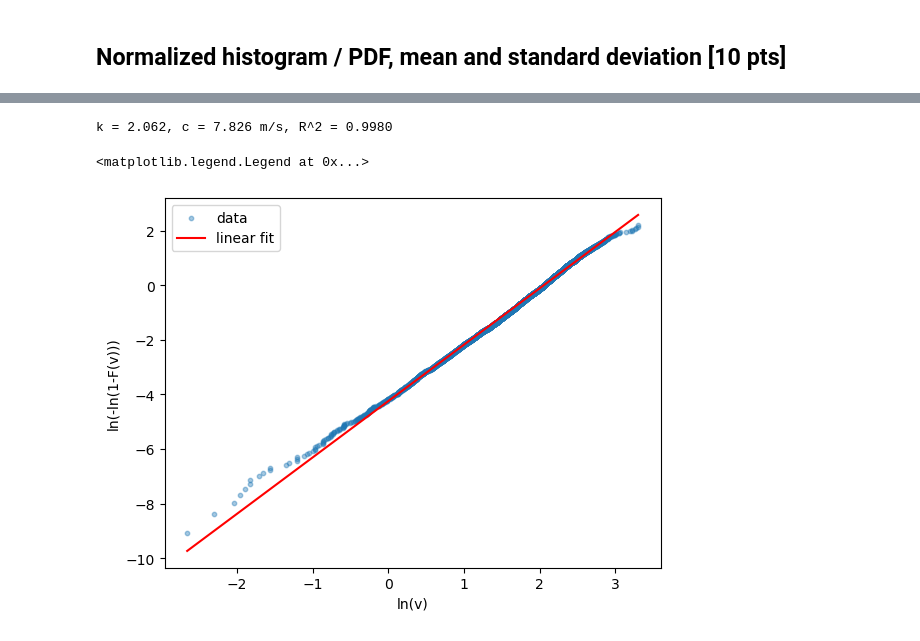
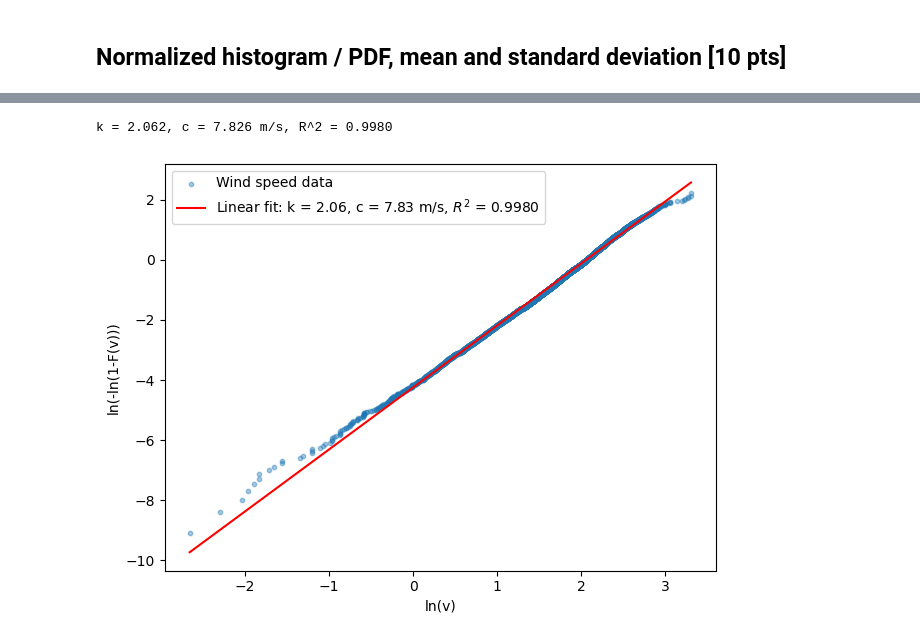
Before and after one commit to httpAmran/OE44170-wind-energy, a Jupyter notebook: assignment1/notebooks/part1_wind_resource.ipynb, the cells around one changed output, grey strips where cells are left out. Drawn from its saved outputs; the diff is of its cells as text; code cells hidden in the pictures.

```diff
--- a/assignment1/notebooks/part1_wind_resource.ipynb
+++ b/assignment1/notebooks/part1_wind_resource.ipynb
@@ -7,6 +7,7 @@ Data: hourly wind speed at 10 m height for 2025, downloaded from [NASA POWER](ht
 # %%
 import sys
-sys.path.append("../../src")  # lets `import windtools` work with plain python, no install needed
+from pathlib import Path
+sys.path.append("../../src")
 
 import numpy as np
 import pandas as pd
@@ -14,6 +15,9 @@ import matplotlib.pyplot as plt
 
 from windtools import weibull
 
+figures_dir = Path("../figures")
+figures_dir.mkdir(exist_ok=True)
+
 # NASA POWER hourly exports have a ~10-line metadata header before the actual data
 df = pd.read_csv("../../data/wind/POWER_Point_Hourly_20250101_20251231_054d09N_003d74W_LST.csv", skiprows=10)
 wind_10m = df["WS10M"].to_numpy()
@@ -39,11 +45,12 @@ See Appendix 1 of the assignment. `windtools.weibull.fit_weibull_lsq` implements
 # %%
 k, c, r2, x, y = weibull.fit_weibull_lsq(wind_10m)
 print(f"k = {k:.3f}, c = {c:.3f} m/s, R^2 = {r2:.4f}")
 
-plt.scatter(x, y, s=10, alpha=0.4, label="data")
-plt.plot(x, k * x - k * np.log(c), color="red", label="linear fit")
+plt.scatter(x, y, s=10, alpha=0.4, label="Wind speed data")
+plt.plot(x, k * x - k * np.log(c), color="red", label=f"Linear fit: k = {k:.2f}, c = {c:.2f} m/s, $R^2$ = {r2:.4f}")
 plt.xlabel("ln(v)"); plt.ylabel("ln(-ln(1-F(v)))"); plt.legend()
+plt.tight_layout()
+plt.savefig(figures_dir / "weibull_linear_regression.png", dpi=300)
 # %% [output]
 k = 2.062, c = 7.826 m/s, R^2 = 0.9980
-<matplotlib.legend.Legend at 0x...>
-[figure, old version]
+[figure, new version]
```
Also changed, not shown: parts of 8 cells of this notebook, 5 other files.
